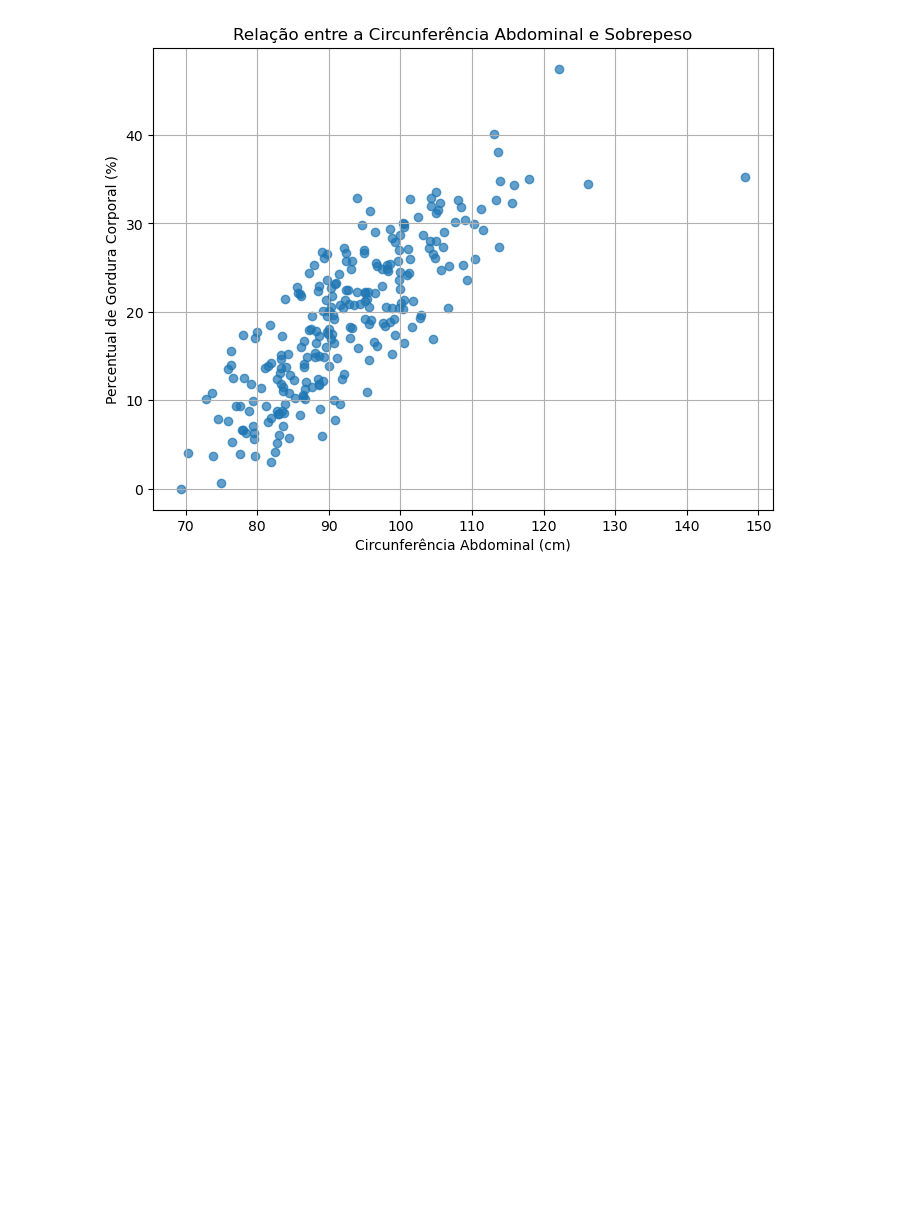
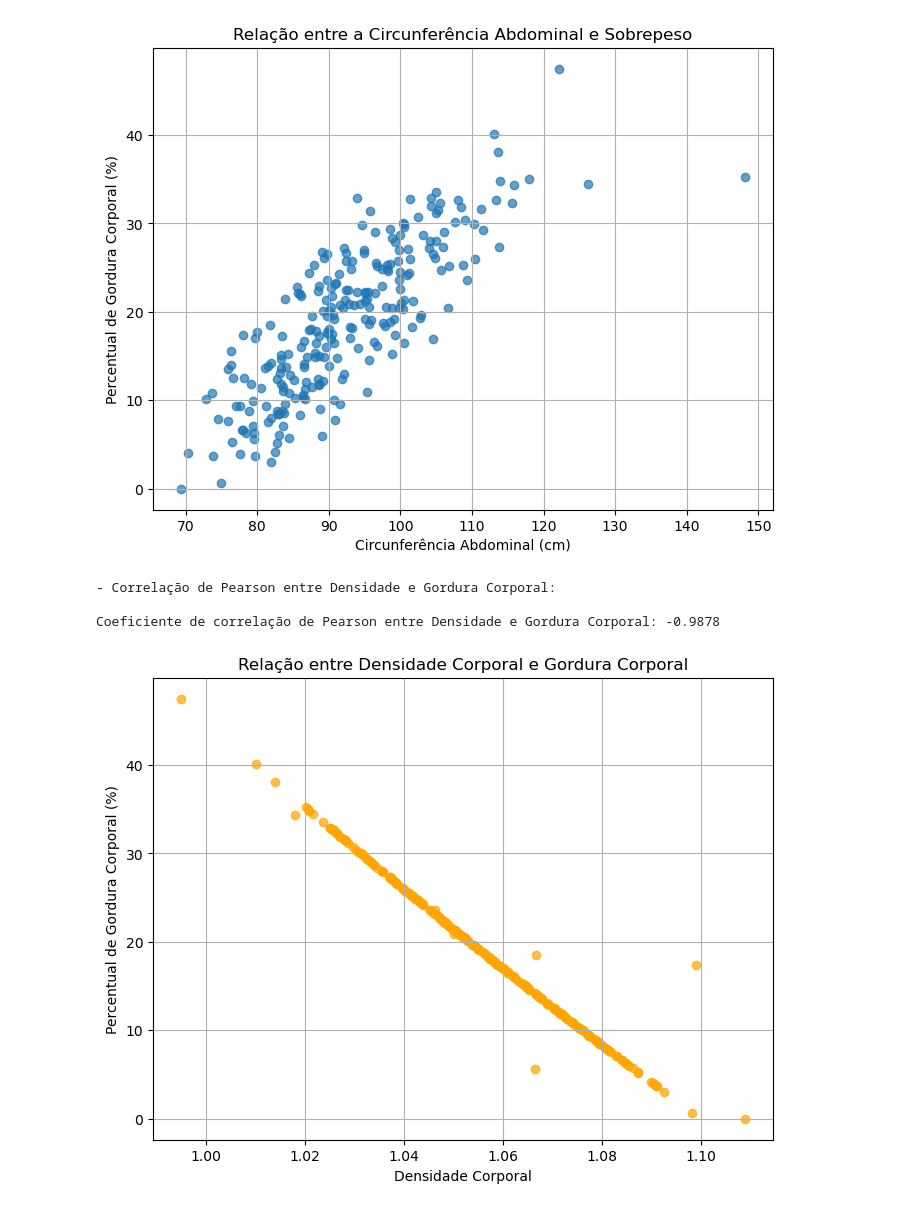
Before and after one commit to eduardoschettini/CV_Desafio_Final_Estatistica, a Jupyter notebook: desafio_final.ipynb, the cells around one changed output. Saved outputs shown, nothing was run; the diff lists cells and outputs as text; code cells hidden in the pictures; blank space fills up the shorter version.

Commit message:
Gerada a Correlação de Pearson entre Densidade e Gordura Corporal

```diff
--- a/desafio_final.ipynb
+++ b/desafio_final.ipynb
@@ -22,6 +22,17 @@ def plot_abdomen_por_gorduracorporal(dados):
     plt.grid(True)
     plt.show()
 
+def plot_densidade_por_gorduracorporal(dados):
+    correlacao = dados['Density'].corr(dados['BodyFat'])
+    print(f"Coeficiente de correlação de Pearson entre Densidade e Gordura Corporal: {correlacao:.2f}")
+    plt.figure(figsize=(8, 6))
+    plt.scatter(dados['Density'], dados['BodyFat'], alpha=0.7, color='orange')
+    plt.xlabel('Densidade Corporal')
+    plt.ylabel('Percentual de Gordura Corporal (%)')
+    plt.title('Relação entre Densidade Corporal e Gordura Corporal')
+    plt.grid(True)
+    plt.show()
+
 def main():
     print("Iniciando aplicação.")
     print("- Iniciando o processamento dos dados...\n")
@@ -31,6 +42,9 @@ def main():
         #print(dados.head())
         print("\n- Iniciando a amostragem de dados em gráficos...\n")
         plot_abdomen_por_gorduracorporal(dados)
+        print("\n- Correlação de Pearson entre Densidade e Gordura Corporal:\n")
+        plot_densidade_por_gorduracorporal(dados)
+
 
 if __name__ == "__main__":
     main()
@@ -55,3 +56,7 @@ Iniciando aplicação.
 
 - Iniciando a amostragem de dados em gráficos...
 [figure]
+- Correlação de Pearson entre Densidade e Gordura Corporal:
+
+Coeficiente de correlação de Pearson entre Densidade e Gordura Corporal: -0.9878
+[figure, added]
```
Also changed, not shown: parts of 1 cell of this notebook.
